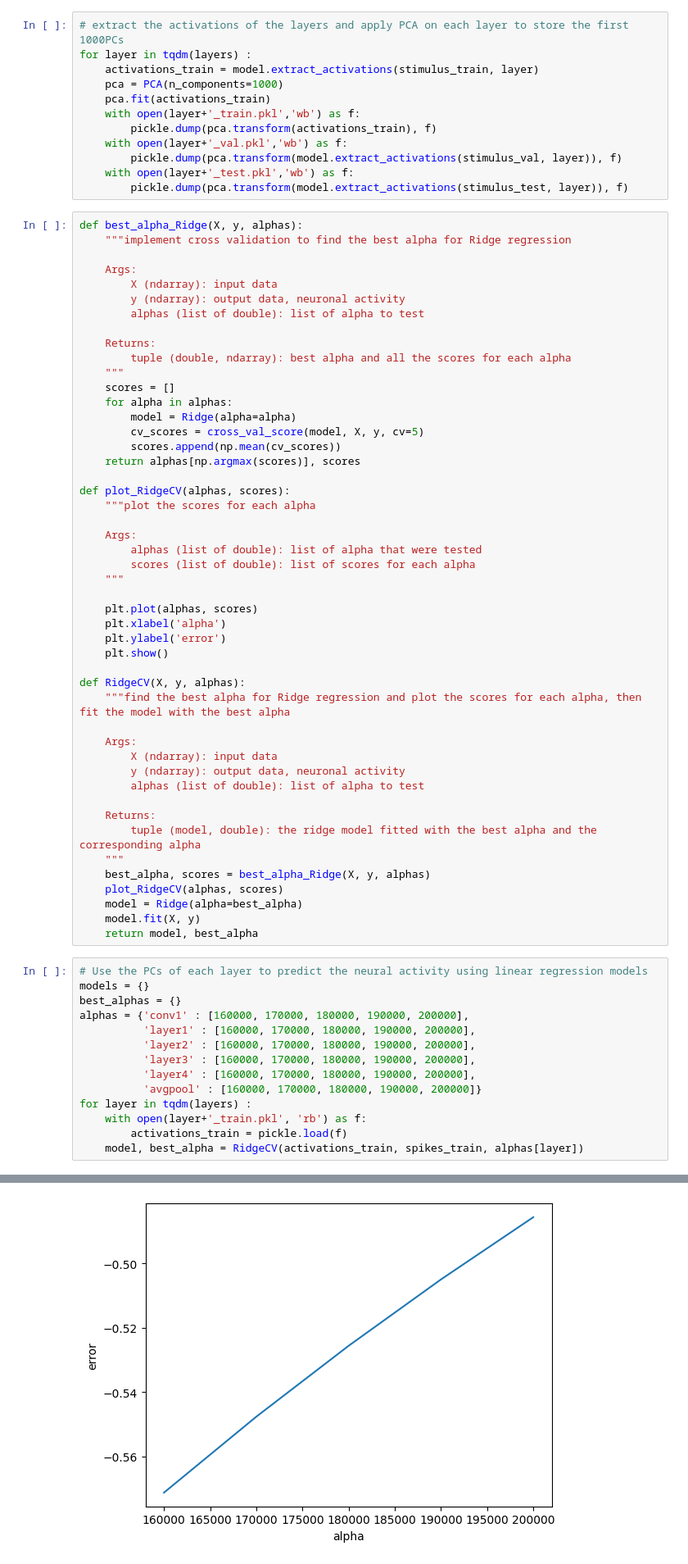
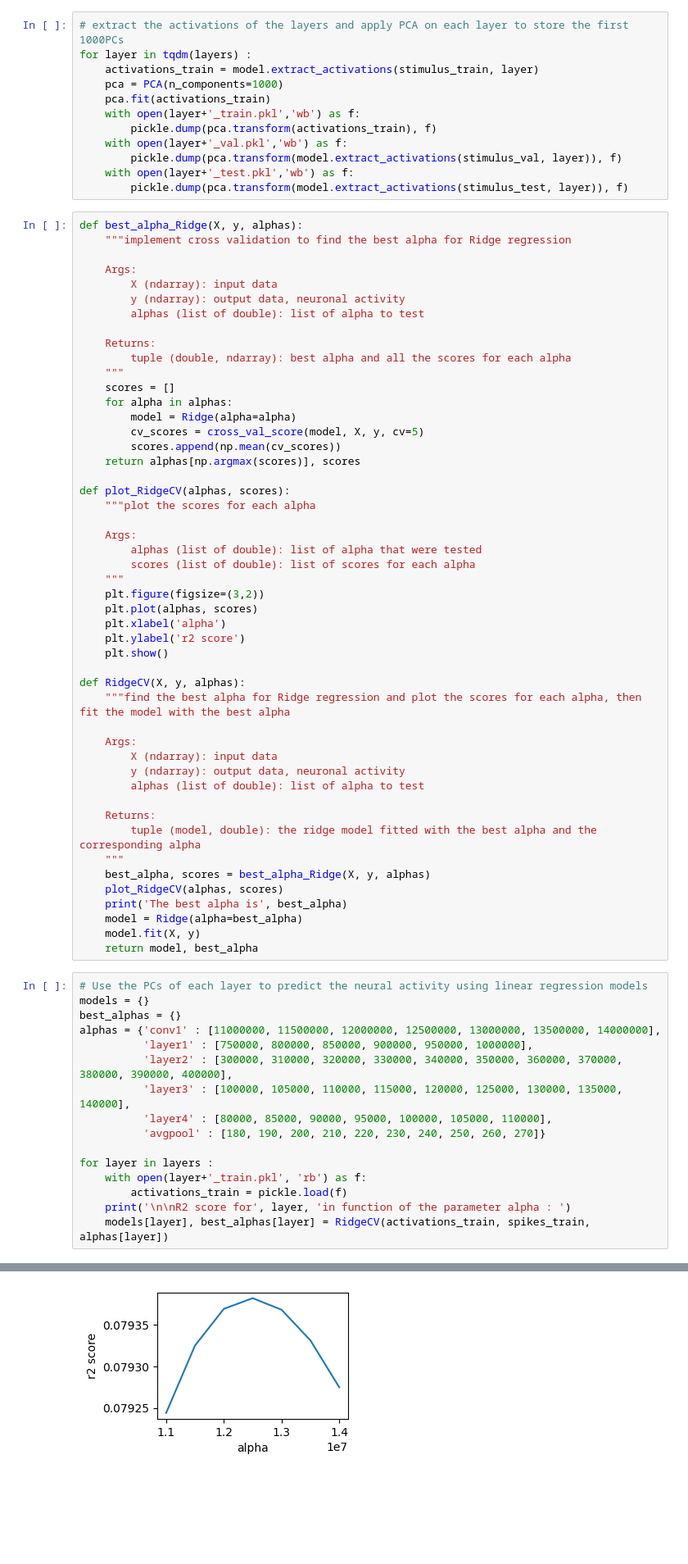
Before and after one commit to emmabhl/NX414_Predicting_neural_activity, a Jupyter notebook: week5_part2.ipynb, the cells around one changed output, grey strips where cells are left out. Shown: that part at 82% size. Saved outputs shown, nothing was run; the diff lists cells and outputs as text; blank space fills up the shorter version.

```diff
--- a/week5_part2.ipynb
+++ b/week5_part2.ipynb
@@ -154,10 +154,10 @@ def plot_RidgeCV(alphas, scores):
         alphas (list of double): list of alpha that were tested
         scores (list of double): list of scores for each alpha
     """
-
+    plt.figure(figsize=(3,2))
     plt.plot(alphas, scores)
     plt.xlabel('alpha')
-    plt.ylabel('error')
+    plt.ylabel('r2 score')
     plt.show()
 
 def RidgeCV(X, y, alphas):
@@ -173,6 +173,7 @@ def RidgeCV(X, y, alphas):
     """
     best_alpha, scores = best_alpha_Ridge(X, y, alphas)
     plot_RidgeCV(alphas, scores)
+    print('The best alpha is', best_alpha)
     model = Ridge(alpha=best_alpha)
     model.fit(X, y)
     return model, best_alpha
@@ -180,14 +181,16 @@ def RidgeCV(X, y, alphas):
 # Use the PCs of each layer to predict the neural activity using linear regression models
 models = {}
 best_alphas = {}
-alphas = {'conv1' : [160000, 170000, 180000, 190000, 200000],
-          'layer1' : [160000, 170000, 180000, 190000, 200000],
-          'layer2' : [160000, 170000, 180000, 190000, 200000],
-          'layer3' : [160000, 170000, 180000, 190000, 200000],
-          'layer4' : [160000, 170000, 180000, 190000, 200000],
-          'avgpool' : [160000, 170000, 180000, 190000, 200000]}
-for layer in tqdm(layers) :
+alphas = {'conv1' : [11000000, 11500000, 12000000, 12500000, 13000000, 13500000, 14000000],
+          'layer1' : [750000, 800000, 850000, 900000, 950000, 1000000],
+          'layer2' : [300000, 310000, 320000, 330000, 340000, 350000, 360000, 370000, 380000, 390000, 400000],
+          'layer3' : [100000, 105000, 110000, 115000, 120000, 125000, 130000, 135000, 140000],
+          'layer4' : [80000, 85000, 90000, 95000, 100000, 105000, 110000],
+          'avgpool' : [180, 190, 200, 210, 220, 230, 240, 250, 260, 270]}
+
+for layer in layers :
     with open(layer+'_train.pkl', 'rb') as f:
         activations_train = pickle.load(f)
-    model, best_alpha = RidgeCV(activations_train, spikes_train, alphas[layer])
+    print('\n\nR2 score for', layer, 'in function of the parameter alpha : ')
+    models[layer], best_alphas[layer] = RidgeCV(activations_train, spikes_train, alphas[layer])
 # %% [output]
@@ -194 +198 @@ for layer in tqdm(layers) :
-[figure, old version]
+[figure, new version]
```
Also changed, not shown: parts of 3 cells of this notebook, 1 other file.
